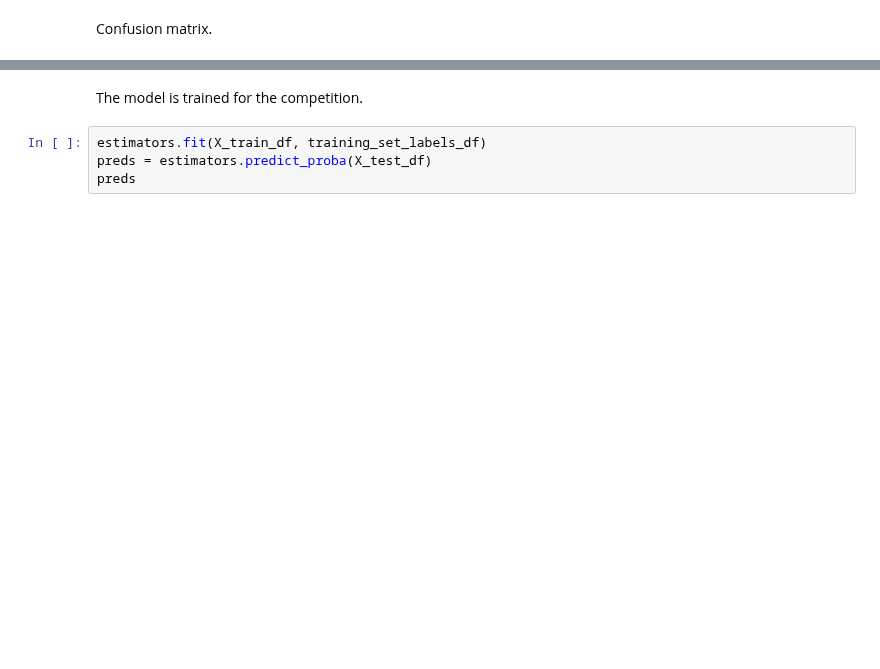
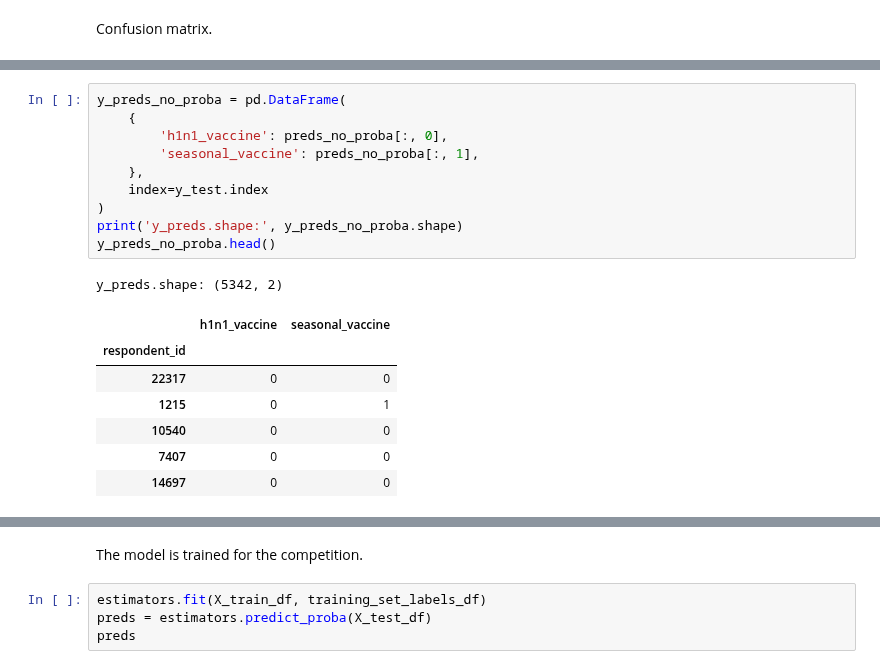
Before and after one commit to SERGI0HERREROS/MachineLearning, a Jupyter notebook: best_models/HistGradientBoosting.ipynb, the cells around one changed output, grey strips where cells are left out. Drawn from its saved outputs; the diff is of its cells as text; blank space fills up the shorter version.

```diff
--- a/best_models/HistGradientBoosting.ipynb
+++ b/best_models/HistGradientBoosting.ipynb
@@ -161,2 +182,21 @@ Confusion matrix.
+# %%
+y_preds_no_proba = pd.DataFrame(
+    {
+        'h1n1_vaccine': preds_no_proba[:, 0],
+        'seasonal_vaccine': preds_no_proba[:, 1],
+    },
+    index=y_test.index
+)
+print('y_preds.shape:', y_preds_no_proba.shape)
+y_preds_no_proba.head()
+# %% [output]
+y_preds.shape: (5342, 2)
+|  | h1n1_vaccine | seasonal_vaccine |
+| respondent_id |  |  |
+| 22317 | 0 | 0 |
+| 1215 | 0 | 1 |
+| 10540 | 0 | 0 |
+| 7407 | 0 | 0 |
+| 14697 | 0 | 0 |
 # %%
 # h1n1_vaccine
```
Also changed, not shown: parts of 11 cells of this notebook, 2 other files.
